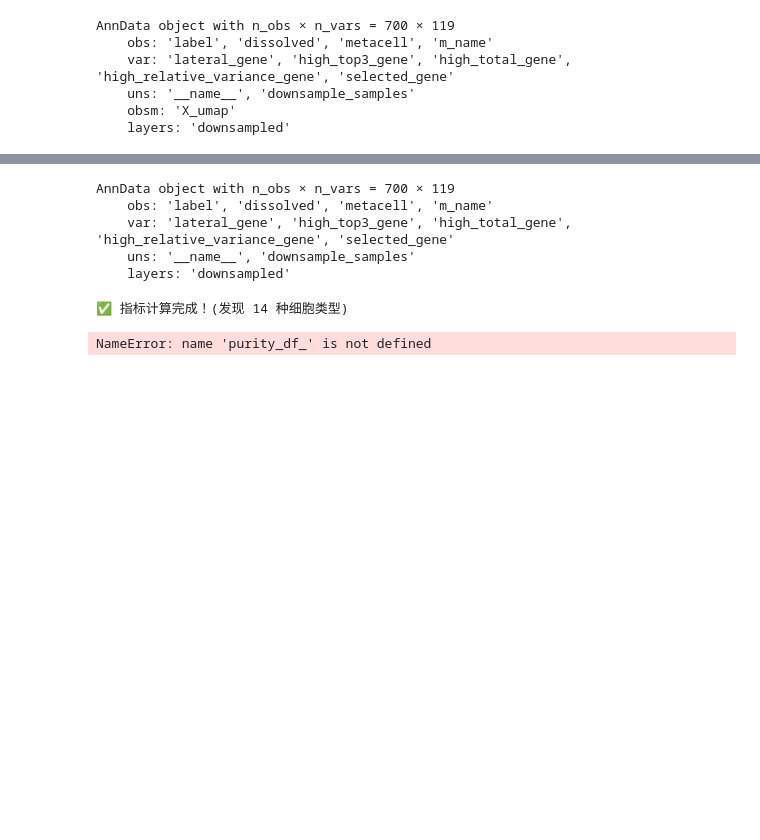
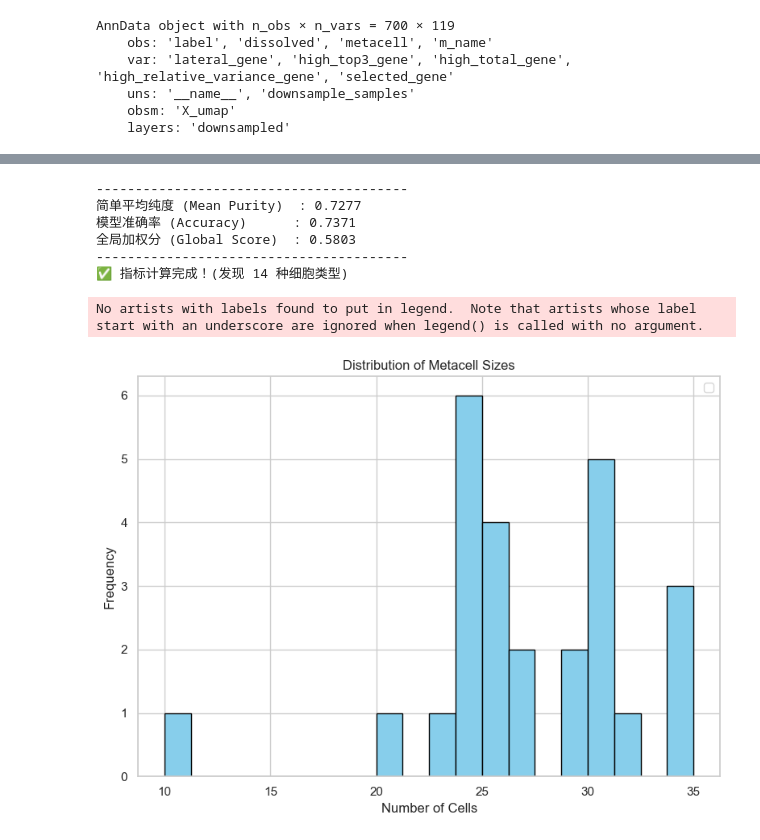
Before and after one commit to CCCKW/hstack, a Jupyter notebook: mc2.ipynb, the cells around one changed output, grey strips where cells are left out. Cells and saved outputs as stored; diff of their text form; code cells hidden in the pictures; blank space fills up the shorter version.

```diff
--- a/mc2.ipynb
+++ b/mc2.ipynb
@@ -32,21 +16,6 @@ AnnData object with n_obs × n_vars = 700 × 119
     uns: '__name__', 'downsample_samples'
     obsm: 'X_umap'
     layers: 'downsampled'
-# %%
-    def plot_metacell_sizes( figsize=(8, 6), bins=20):
-
-
-        sns.set_theme(style="whitegrid")
-        plt.figure(figsize=figsize)
-        plt.hist(self.purity_df_['cell_num'], bins=bins, color='skyblue', edgecolor='black')
-        plt.axvline(self._avg_size_cache, color='r', linestyle='dashed', linewidth=1.5, label=f'Mean ({self._avg_size_cache:.1f})')
-        plt.axvline(self._thre_cache, color='orange', linestyle='dashed', linewidth=1.5, label=f'Threshold ({self._thre_cache:.1f})')
-        plt.title('Distribution of Metacell Sizes')
-        plt.xlabel('Number of Cells')
-        plt.ylabel('Frequency')
-        plt.legend()
-        plt.tight_layout()
-        plt.show()
 # %%
 def plot_metacells( adata, title="Final Metacell Positions", min_size=50, max_size=500, show_idx=False):
     umap_coords = adata.obsm['X_umap']
@@ -110,11 +77,3 @@ hdata = sc.read_h5ad('/Users/ckw/warehouse/metacell/metacells-master/ckw/mc2.h5a
-# %%
-hdata
-# %% [output]
-AnnData object with n_obs × n_vars = 700 × 119
-    obs: 'label', 'dissolved', 'metacell', 'm_name'
-    var: 'lateral_gene', 'high_top3_gene', 'high_total_gene', 'high_relative_variance_gene', 'selected_gene'
-    uns: '__name__', 'downsample_samples'
-    layers: 'downsampled'
 # %%
 def evaluate_purity(adata ):
     labels = adata.obs['metacell']
@@ -167,11 +126,39 @@ def evaluate_purity(adata ):
     df['meta_lb'] = df['Metacell'].map(hash_meta)
     accuracy_ = (df['CellType'] == df['meta_lb']).sum() / df.shape[0]
 
+    print("-" * 40)
+    print(f"简单平均纯度 (Mean Purity)  : {mean_purity_:.4f}")
+    print(f"模型准确率 (Accuracy)      : {accuracy_:.4f}")
+    print(f"全局加权分 (Global Score)  : {global_score_:.4f}")
+    print("-" * 40)
 
     print(f"✅ 指标计算完成！(发现 {num_unique_types} 种细胞类型)")
-    return purity_df_
+    return purity
-# %%
-evaluate_purity(hdata)
-# %% [output]
-✅ 指标计算完成！(发现 14 种细胞类型)
-NameError: name 'purity_df_' is not defined
+# %%
+df = evaluate_purity(adata)
+# %% [output]
+----------------------------------------
+简单平均纯度 (Mean Purity)  : 0.7277
+模型准确率 (Accuracy)      : 0.7371
+全局加权分 (Global Score)  : 0.5803
+----------------------------------------
+✅ 指标计算完成！(发现 14 种细胞类型)
+# %%
+def plot_metacell_sizes(purity_df, figsize=(8, 6), bins=20):
+
+    sns.set_theme(style="whitegrid")
+    plt.figure(figsize=figsize)
+    plt.hist(purity_df['cell_num'], bins=bins, color='skyblue', edgecolor='black')
+
+    plt.title('Distribution of Metacell Sizes')
+    plt.xlabel('Number of Cells')
+    plt.ylabel('Frequency')
+    plt.legend()
+    plt.tight_layout()
+    plt.show()
+# %%
+
+plot_metacell_sizes(df)
+# %% [output]
+No artists with labels found to put in legend.  Note that artists whose label start with an underscore are ignored when legend() is called with no argument.
+[figure, added]
```
Also changed, not shown: parts of 6 cells of this notebook, 2 other files.
